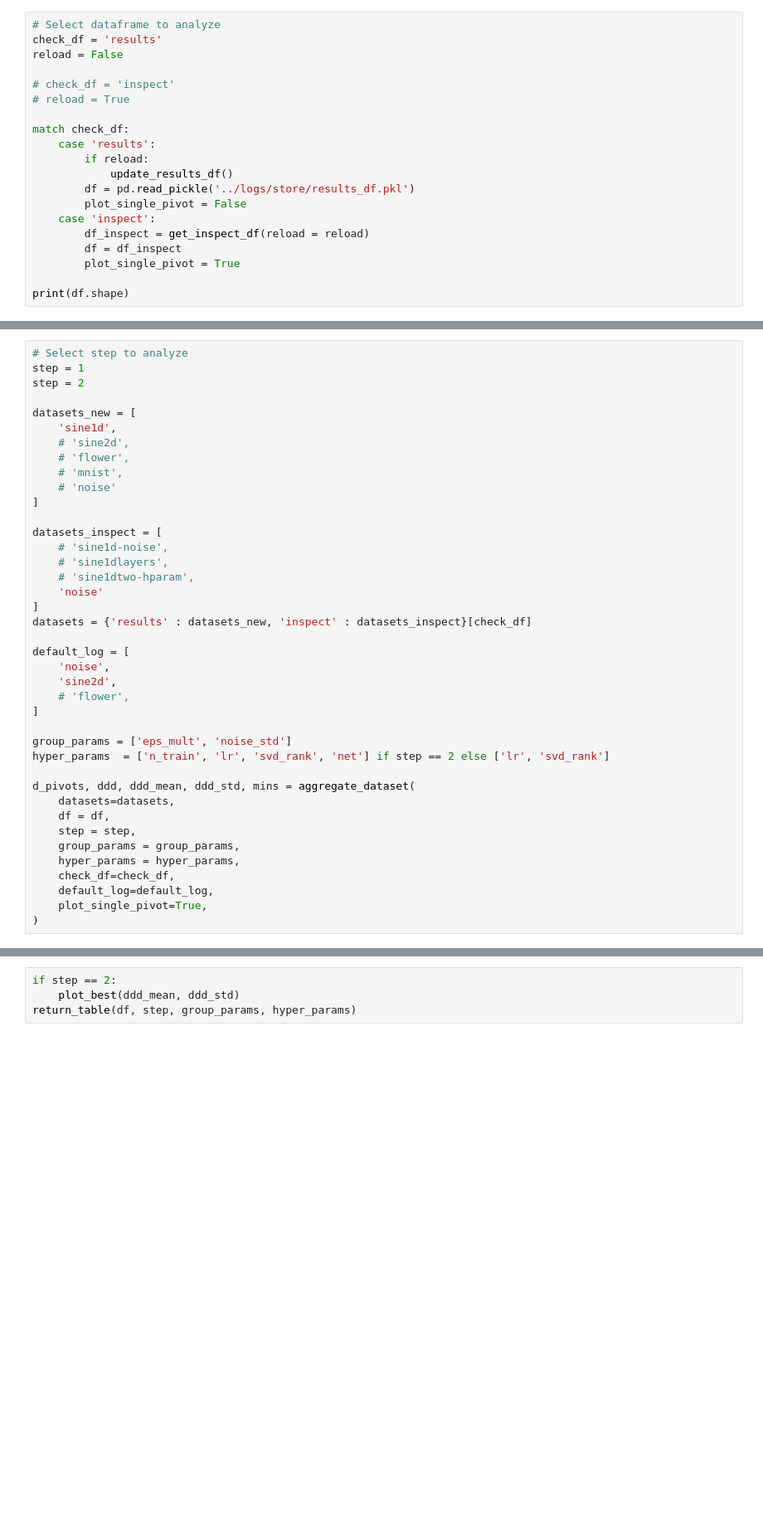
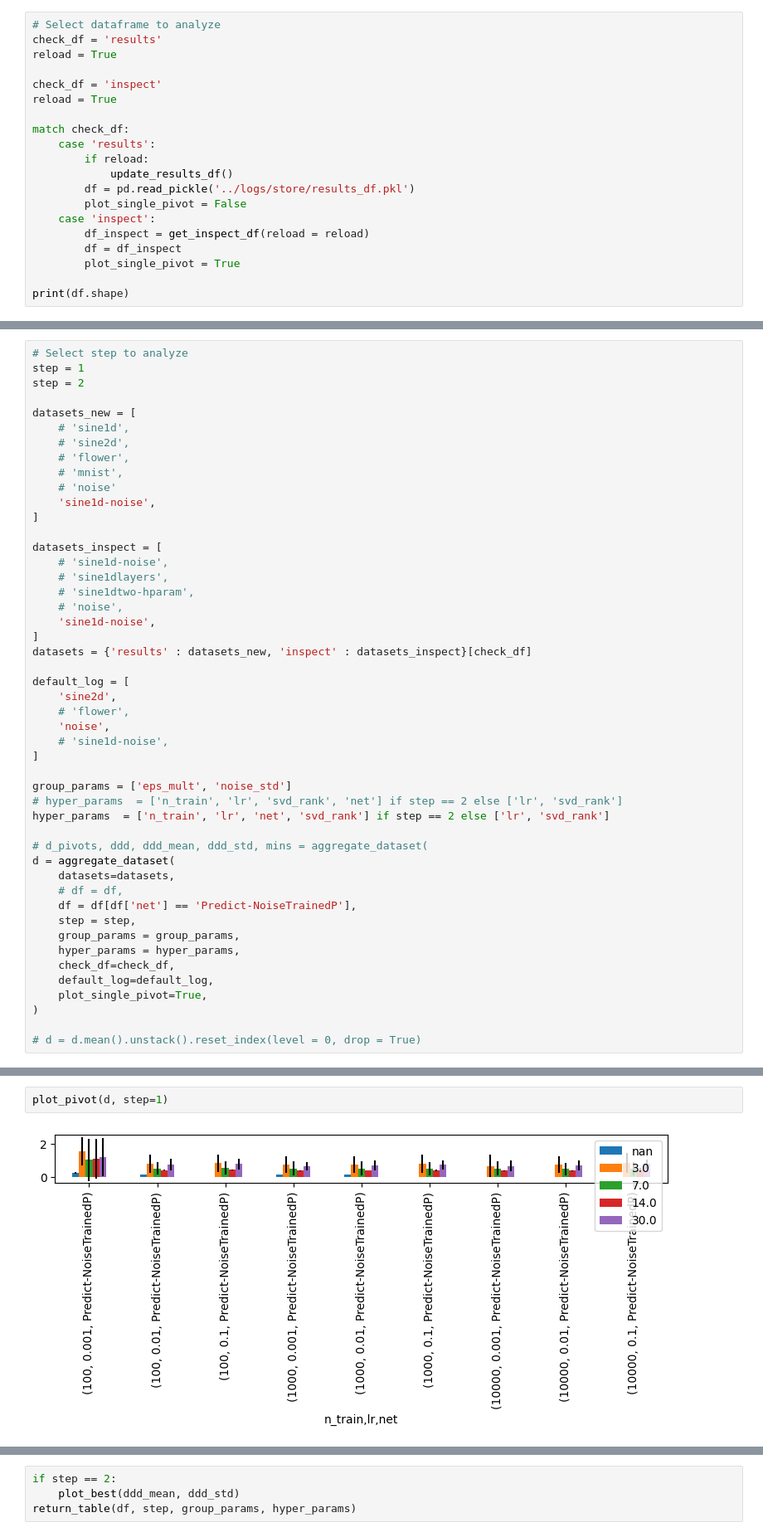
Before and after one commit to elidub/SymPDE, a Jupyter notebook: notebooks_symlie/results_step12.ipynb, the cells around one changed output, grey strips where cells are left out. Shown at 83% size. Saved outputs shown, nothing was run; the diff lists cells and outputs as text; blank space fills up the shorter version.

```diff
--- a/notebooks_symlie/results_step12.ipynb
+++ b/notebooks_symlie/results_step12.ipynb
@@ -20,10 +17,10 @@ The autoreload extension is already loaded. To reload it, use:
 # %%
 # Select dataframe to analyze
 check_df = 'results'
-reload = False
+reload = True
 
-# check_df = 'inspect'
-# reload = True
+check_df = 'inspect'
+reload = True
 
 match check_df:
     case 'results':
@@ -45,33 +42,39 @@ step = 1
 step = 2
 
 datasets_new = [
-    'sine1d',
+    # 'sine1d',
     # 'sine2d',
     # 'flower',
     # 'mnist',
     # 'noise'
+    'sine1d-noise',
 ]
 
 datasets_inspect = [
     # 'sine1d-noise',
     # 'sine1dlayers',
     # 'sine1dtwo-hparam',
-    'noise'
+    # 'noise',
+    'sine1d-noise',
 ]
 datasets = {'results' : datasets_new, 'inspect' : datasets_inspect}[check_df]
 
 default_log = [
-    'noise',
     'sine2d',
     # 'flower',
+    'noise',
+    # 'sine1d-noise',
 ]
 
 group_params = ['eps_mult', 'noise_std']
-hyper_params  = ['n_train', 'lr', 'svd_rank', 'net'] if step == 2 else ['lr', 'svd_rank']
+# hyper_params  = ['n_train', 'lr', 'svd_rank', 'net'] if step == 2 else ['lr', 'svd_rank']
+hyper_params  = ['n_train', 'lr', 'net', 'svd_rank'] if step == 2 else ['lr', 'svd_rank']
 
-d_pivots, ddd, ddd_mean, ddd_std, mins = aggregate_dataset(
+# d_pivots, ddd, ddd_mean, ddd_std, mins = aggregate_dataset(
+d = aggregate_dataset(
     datasets=datasets,
-    df = df,
+    # df = df,
+    df = df[df['net'] == 'Predict-NoiseTrainedP'],
     step = step,
     group_params = group_params,
     hyper_params = hyper_params,
@@ -79,3 +82,5 @@ d_pivots, ddd, ddd_mean, ddd_std, mins = aggregate_dataset(
     default_log=default_log,
     plot_single_pivot=True,
 )
+
+# d = d.mean().unstack().reset_index(level = 0, drop = True)
@@ -96,0 +87,4 @@ ddd_mean
+# %%
+plot_pivot(d, step=1)
+# %% [output]
+[figure, added]
```
Also changed, not shown: parts of 5 cells of this notebook, 6 other files.
